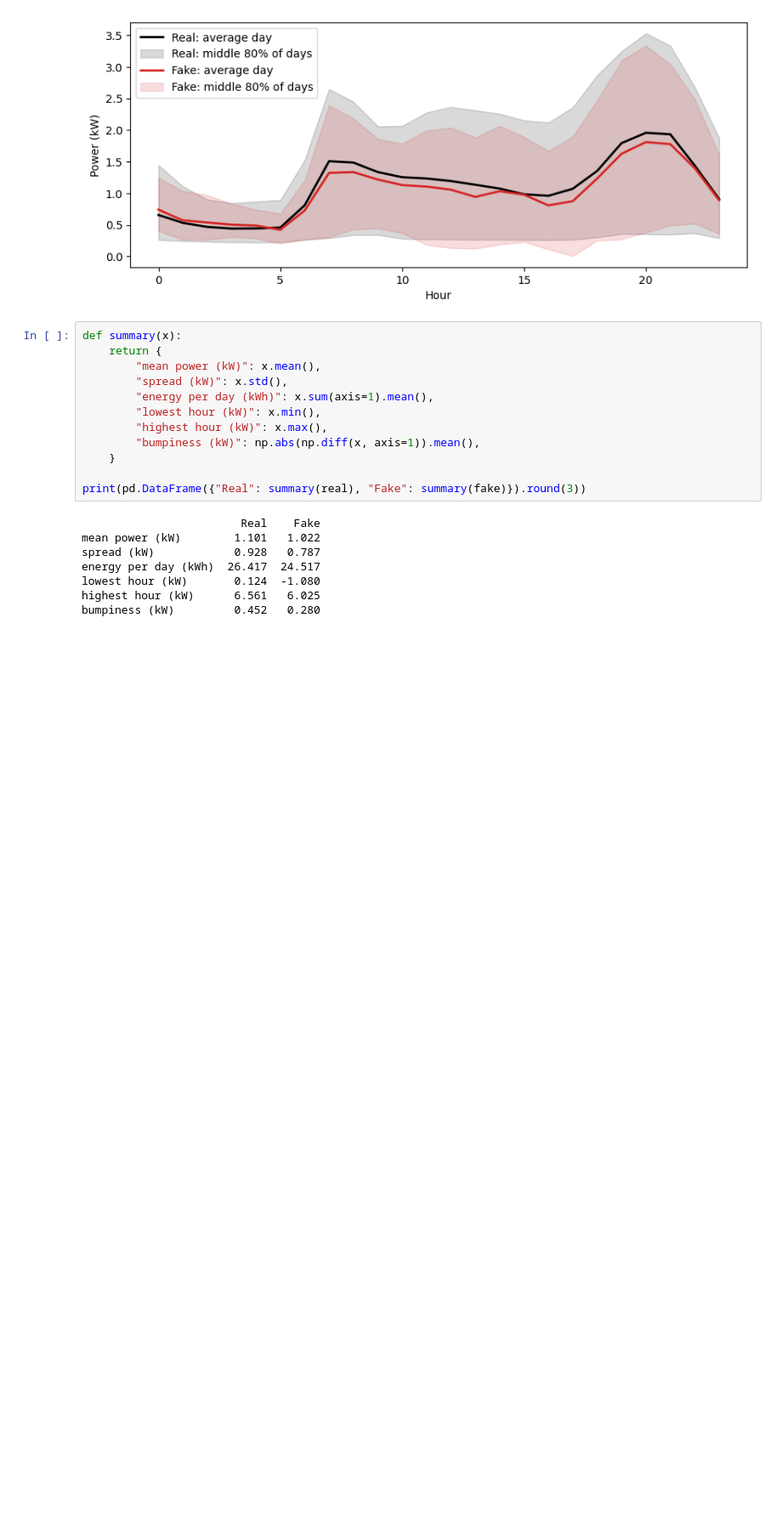
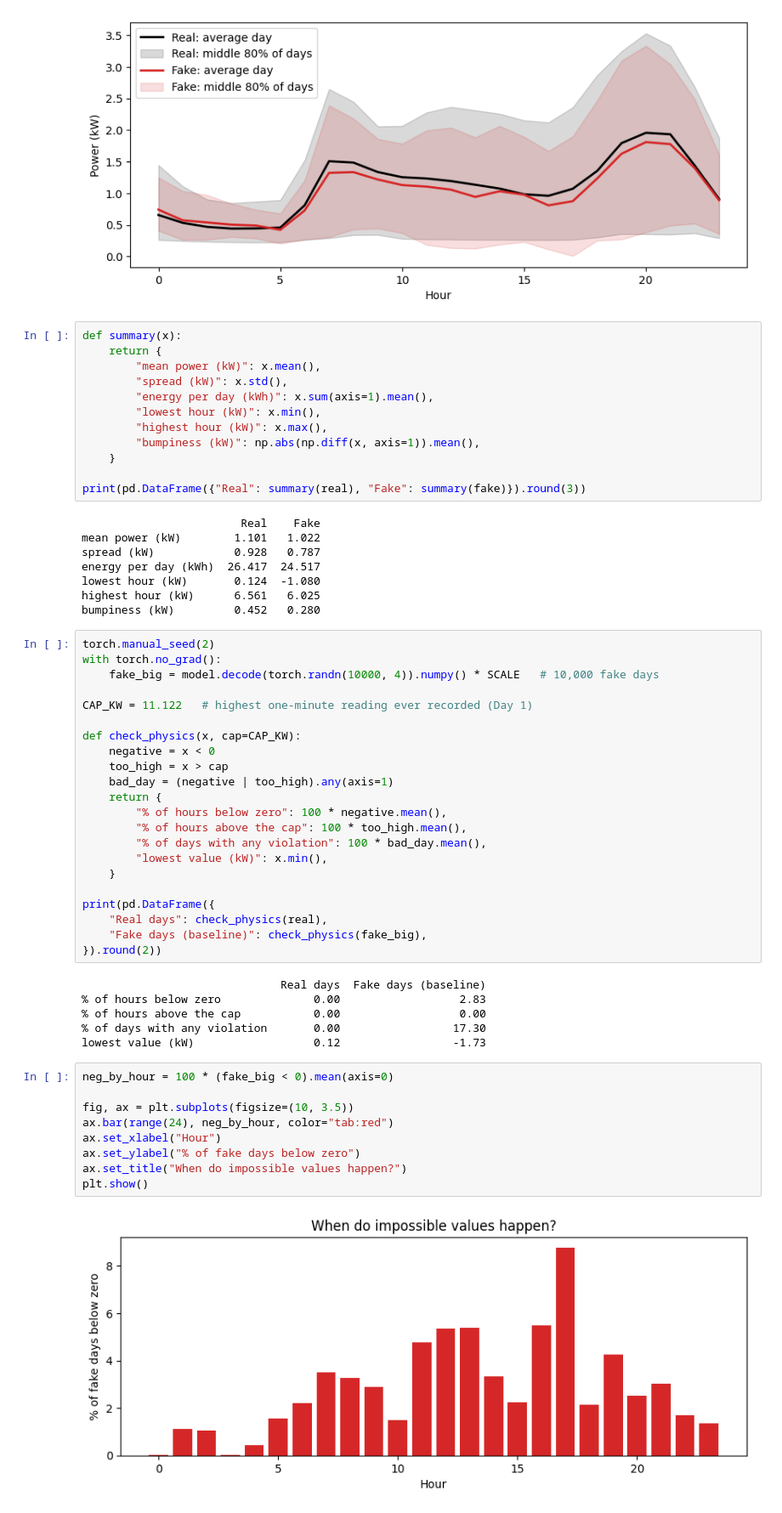
Before and after one commit to zakixahmed/household-vae, a Jupyter notebook: 02_vae.ipynb, the cells around one changed output. Shown at 85% size. Saved outputs shown, nothing was run; the diff lists cells and outputs as text; blank space fills up the shorter version.

Commit message:
Day 4: count physics violations in generated days

```diff
--- a/02_vae.ipynb
+++ b/02_vae.ipynb
@@ -253,3 +253,42 @@ energy per day (kWh)  26.417  24.517
 lowest hour (kW)       0.124  -1.080
 highest hour (kW)      6.561   6.025
 bumpiness (kW)         0.452   0.280
+# %%
+torch.manual_seed(2)
+with torch.no_grad():
+    fake_big = model.decode(torch.randn(10000, 4)).numpy() * SCALE   # 10,000 fake days
+
+CAP_KW = 11.122   # highest one-minute reading ever recorded (Day 1)
+
+def check_physics(x, cap=CAP_KW):
+    negative = x < 0
+    too_high = x > cap
+    bad_day = (negative | too_high).any(axis=1)
+    return {
+        "% of hours below zero": 100 * negative.mean(),
+        "% of hours above the cap": 100 * too_high.mean(),
+        "% of days with any violation": 100 * bad_day.mean(),
+        "lowest value (kW)": x.min(),
+    }
+
+print(pd.DataFrame({
+    "Real days": check_physics(real),
+    "Fake days (baseline)": check_physics(fake_big),
+}).round(2))
+# %% [output]
+                              Real days  Fake days (baseline)
+% of hours below zero              0.00                  2.83
+% of hours above the cap           0.00                  0.00
+% of days with any violation       0.00                 17.30
+lowest value (kW)                  0.12                 -1.73
+# %%
+neg_by_hour = 100 * (fake_big < 0).mean(axis=0)
+
+fig, ax = plt.subplots(figsize=(10, 3.5))
+ax.bar(range(24), neg_by_hour, color="tab:red")
+ax.set_xlabel("Hour")
+ax.set_ylabel("% of fake days below zero")
+ax.set_title("When do impossible values happen?")
+plt.show()
+# %% [output]
+[figure, added]
```
Also changed, not shown: parts of 1 cell of this notebook.
